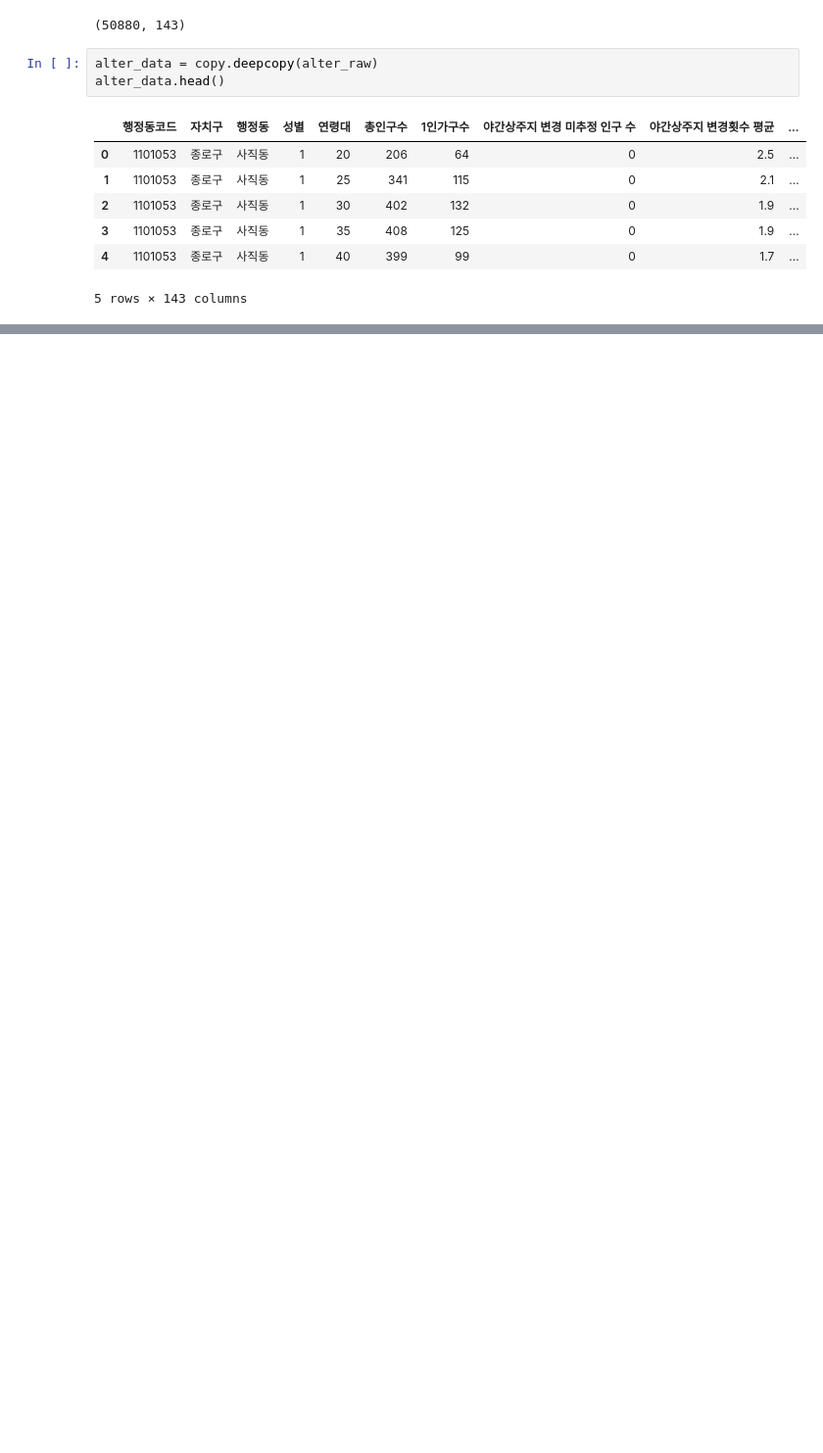
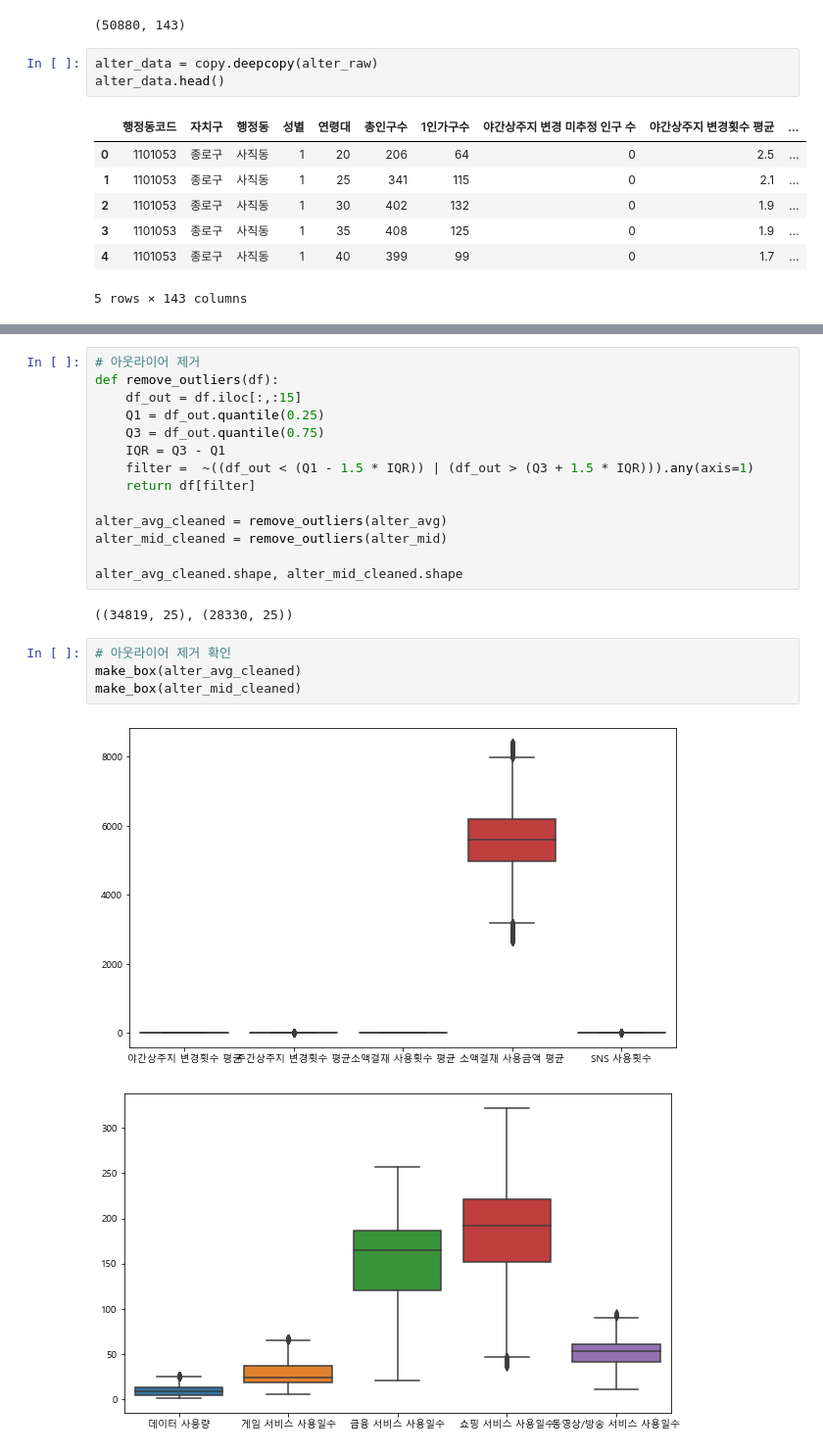
Before and after one commit to ev1025/Alternative-Credit-Scoring, a Jupyter notebook: 전처리.ipynb, the cells around one changed output, grey strips where cells are left out. Shown at 98% size. Drawn from its saved outputs; the diff is of its cells as text; blank space fills up the shorter version.

```diff
--- a/전처리.ipynb
+++ b/전처리.ipynb
@@ -247,0 +217,23 @@ plt.show()
+# %%
+# 아웃라이어 제거
+def remove_outliers(df):
+    df_out = df.iloc[:,:15]
+    Q1 = df_out.quantile(0.25)
+    Q3 = df_out.quantile(0.75)
+    IQR = Q3 - Q1
+    filter =  ~((df_out < (Q1 - 1.5 * IQR)) | (df_out > (Q3 + 1.5 * IQR))).any(axis=1)
+    return df[filter]
+
+alter_avg_cleaned = remove_outliers(alter_avg)
+alter_mid_cleaned = remove_outliers(alter_mid)
+
+alter_avg_cleaned.shape, alter_mid_cleaned.shape
+# %% [output]
+((34819, 25), (28330, 25))
+# %%
+# 아웃라이어 제거 확인
+make_box(alter_avg_cleaned)
+make_box(alter_mid_cleaned)
+# %% [output]
+[figure, added]
+[figure, added]
```
Also changed, not shown: parts of 28 cells of this notebook.
